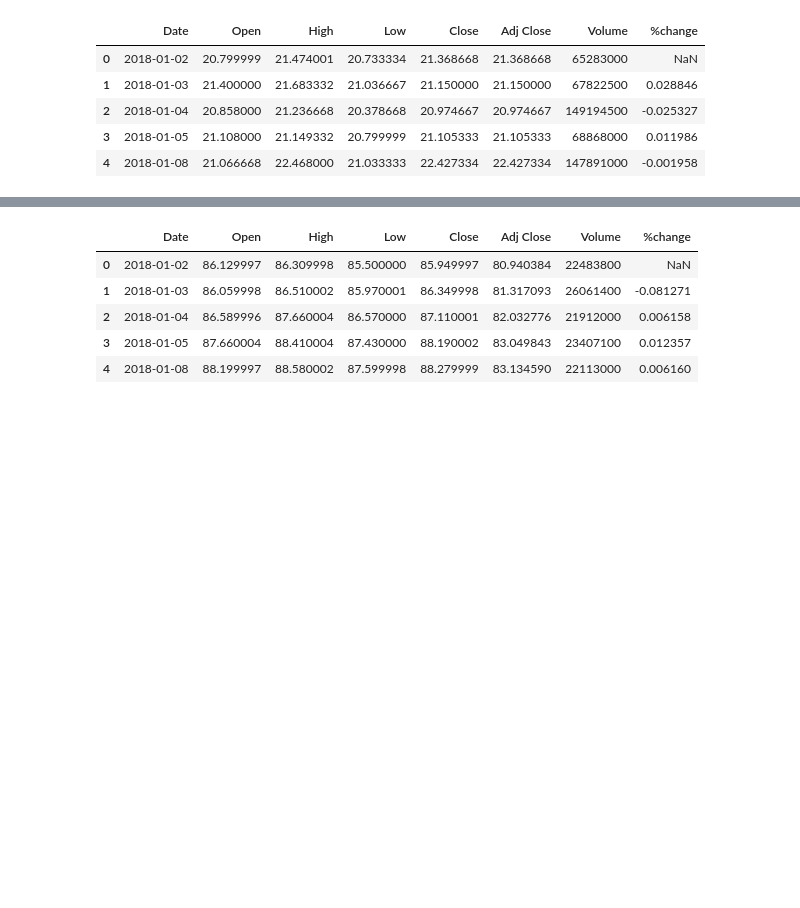
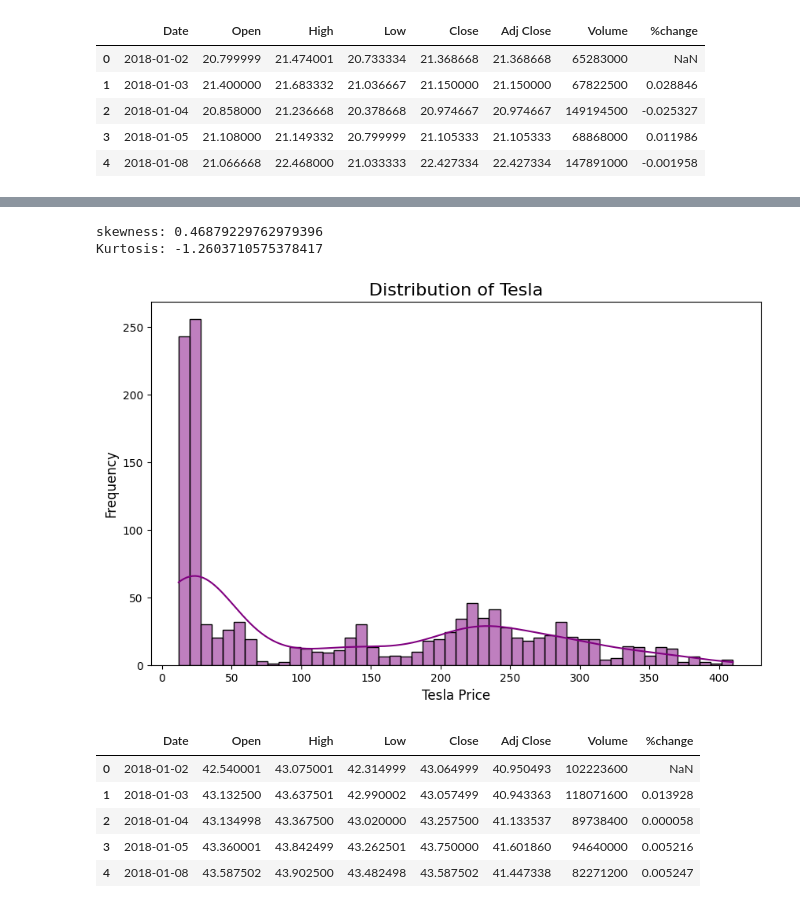
Before and after one commit to frktsc/SP-stock-price, a Jupyter notebook: Stoks_Analysis.ipynb, the cells around one changed output, grey strips where cells are left out. Drawn from its saved outputs; the diff is of its cells as text; code cells hidden in the pictures; blank space fills up the shorter version.

```diff
--- a/Stoks_Analysis.ipynb
+++ b/Stoks_Analysis.ipynb
@@ -21,9 +52,29 @@ data_Tesla.head()
+# %%
+tesla_skewness = Data_Tesla['Close'].skew()
+print("skewness:", tesla_skewness)
+
+teskla_kurtosis = Data_Tesla['Close'].kurtosis()
+print("Kurtosis:", teskla_kurtosis)
+# %% [output]
+skewness: 0.46879229762979396
+Kurtosis: -1.2603710575378417
+# %%
+plt.figure(figsize=(10, 6))
+
+sns.histplot(data=Data_Tesla['Close'], kde=True, bins=50, color='purple', edgecolor='black')
+
+plt.xlabel('Tesla Price', fontsize=12)
+plt.ylabel('Frequency', fontsize=12)
+plt.title('Distribution of Tesla', fontsize=16)
+plt.show()
+# %% [output]
+[figure, added]
 # %%
-data_MSFT.head()
+Data_Apple.head()
 # %% [output]
 |  | Date | Open | High | Low | Close | Adj Close | Volume | %change |
-| 0 | 2018-01-02 | 86.129997 | 86.309998 | 85.500000 | 85.949997 | 80.940384 | 22483800 | NaN |
-| 1 | 2018-01-03 | 86.059998 | 86.510002 | 85.970001 | 86.349998 | 81.317093 | 26061400 | -0.081271 |
-| 2 | 2018-01-04 | 86.589996 | 87.660004 | 86.570000 | 87.110001 | 82.032776 | 21912000 | 0.006158 |
-| 3 | 2018-01-05 | 87.660004 | 88.410004 | 87.430000 | 88.190002 | 83.049843 | 23407100 | 0.012357 |
-| 4 | 2018-01-08 | 88.199997 | 88.580002 | 87.599998 | 88.279999 | 83.134590 | 22113000 | 0.006160 |
+| 0 | 2018-01-02 | 42.540001 | 43.075001 | 42.314999 | 43.064999 | 40.950493 | 102223600 | NaN |
+| 1 | 2018-01-03 | 43.132500 | 43.637501 | 42.990002 | 43.057499 | 40.943363 | 118071600 | 0.013928 |
+| 2 | 2018-01-04 | 43.134998 | 43.367500 | 43.020000 | 43.257500 | 41.133537 | 89738400 | 0.000058 |
+| 3 | 2018-01-05 | 43.360001 | 43.842499 | 43.262501 | 43.750000 | 41.601860 | 94640000 | 0.005216 |
+| 4 | 2018-01-08 | 43.587502 | 43.902500 | 43.482498 | 43.587502 | 41.447338 | 82271200 | 0.005247 |
```
Also changed, not shown: parts of 16 cells of this notebook, 2 other files.
